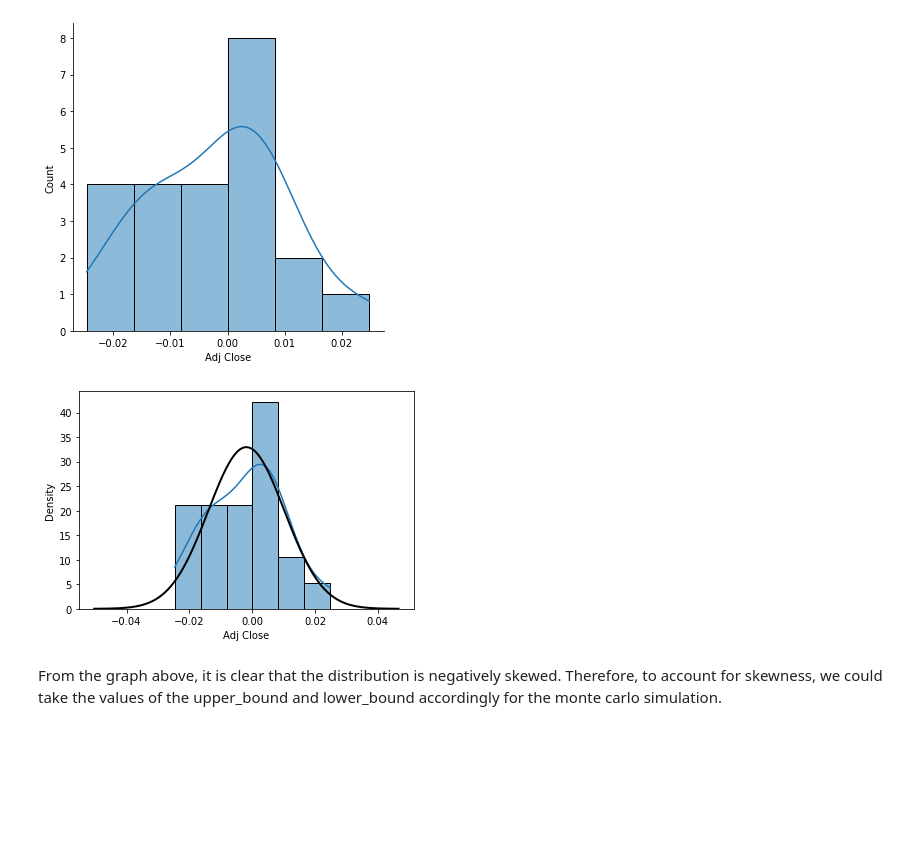
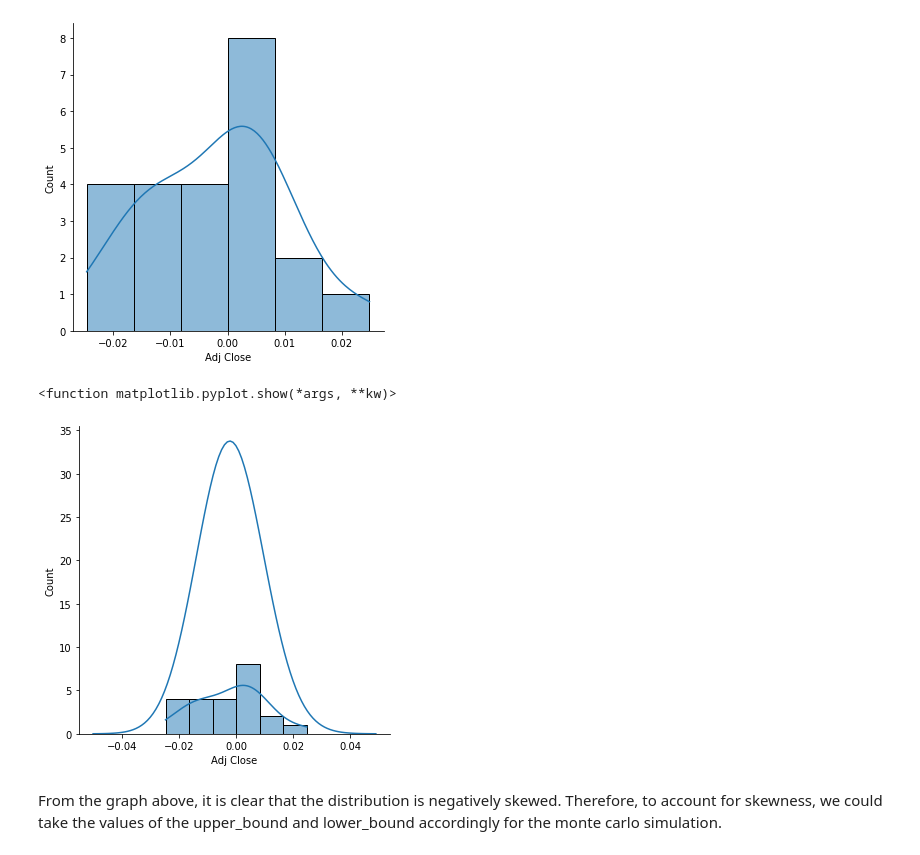
Before and after one commit to SauryanPandey/StockSimulation, a Jupyter notebook: StockSimulator(INFY_NS).ipynb, the cells around one changed output. Drawn from its saved outputs; the diff is of its cells as text; code cells hidden in the pictures; blank space fills up the shorter version.

```diff
--- a/StockSimulator(INFY_NS).ipynb
+++ b/StockSimulator(INFY_NS).ipynb
@@ -150,18 +150,15 @@ sns.displot(returns, kde = True)
 plt.show()
 # %% [output]
 [figure]
-# %%
-from scipy import stats
-
-def normal(mean, std, color="black"):
-    x = np.linspace(mean-4*std, mean+4*std, 200)
-    p = stats.norm.pdf(x, mean, std)
-    z = plt.plot(x, p, color, linewidth=2)
-
-ax = sns.histplot(x=returns, stat="density", kde = True)
-normal(returns.mean(), returns.std())
-# %% [output]
-[figure, removed]
+# %%
+from scipy.stats import skewnorm
+fit = skewnorm.fit(returns)
+sns.displot(returns, kde = True)
+plt.plot(np.arange(-0.05,0.05,0.001), skewnorm.pdf(np.arange(-0.05,0.05,0.001),fit[0],fit[1],fit[2]))
+plt.show
+# %% [output]
+<function matplotlib.pyplot.show(*args, **kw)>
+[figure, added]
 # %% [markdown]
 From the graph above, it is clear that the distribution is negatively skewed. Therefore, to account for skewness, we could take the values of the upper_bound and lower_bound accordingly for the monte carlo simulation.
 # %%
```
Also changed, not shown: parts of 6 cells of this notebook.
